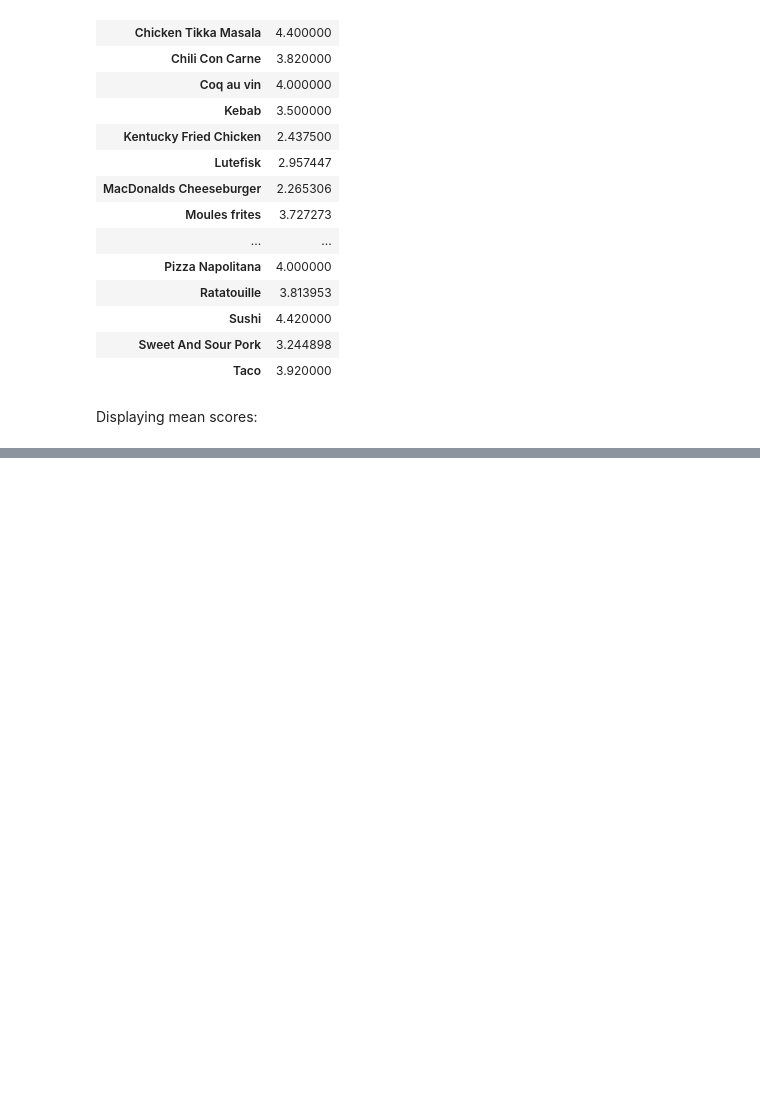
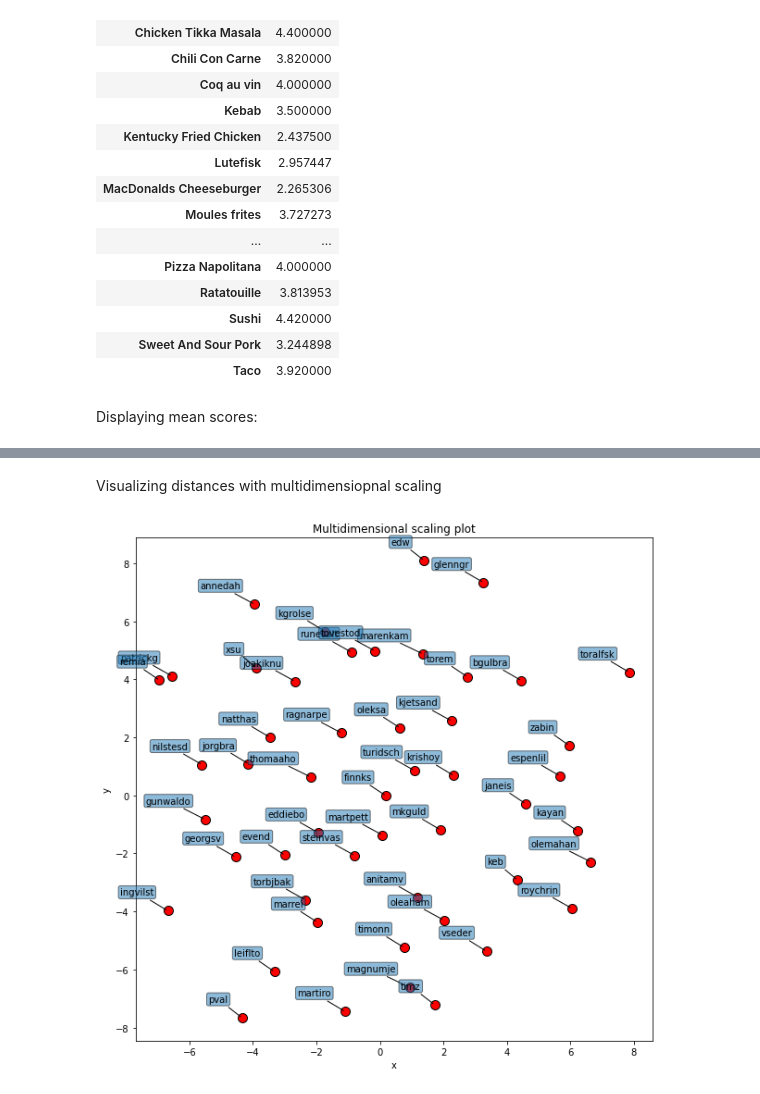
Before and after one commit to torbjbak/BigData, a Jupyter notebook: Exercise 4 - KNN and decision trees/Dishes.ipynb, the cells around one changed output, grey strips where cells are left out. Drawn from its saved outputs; the diff is of its cells as text; code cells hidden in the pictures; blank space fills up the shorter version.

```diff
--- a/Exercise 4 - KNN and decision trees/Dishes.ipynb
+++ b/Exercise 4 - KNN and decision trees/Dishes.ipynb
@@ -55,0 +104,8 @@ Text(0, 0.5, 'Mean score')
+# %%
+dishes_T = dishes_pivot.T # Swap rows and columns
+distance = lambda column1, column2: np.linalg.norm(column1 - column2)
+distances = dishes_T.apply(lambda column2: dishes_T.apply(lambda column1: distance(column1, column2)))
+
+me = 'torbjbak'
+my_neighbours = distances[me].drop(me, axis=0).sort_values()
+display(my_neighbours.head())
@@ -55,0 +120,29 @@ Text(0, 0.5, 'Mean score')
+# %% [markdown]
+Visualizing distances with multidimensiopnal scaling
+# %%
+from sklearn import manifold
+
+mds = manifold.MDS(n_components=2, dissimilarity="precomputed", random_state=1)
+results = mds.fit(distances)
+coords = results.embedding_
+
+fig = plt.figure(figsize=(10, 10))
+ax = fig.add_subplot(111)
+ax.set_title("Multidimensional scaling plot")
+ax.set_xlabel("x")
+ax.set_ylabel("y")
+
+ax.scatter(coords[:, 0], coords[:, 1], s=100, color='red', edgecolor='black')
+
+# Plot 'User' labels
+for label, x, y in zip(distances.columns.values, coords[:, 0], coords[:, 1]):
+    plt.annotate(
+        label,
+        xy=(x, y), xytext=(-15, 15),
+        textcoords='offset points', ha='right', va='bottom',
+        bbox=dict(boxstyle='round,pad=0.2', alpha=0.5),
+        arrowprops=dict(arrowstyle='-', connectionstyle='arc3,rad=0'))
+
+plt.show()
+# %% [output]
+[figure, added]
```
Also changed, not shown: parts of 9 cells of this notebook.
